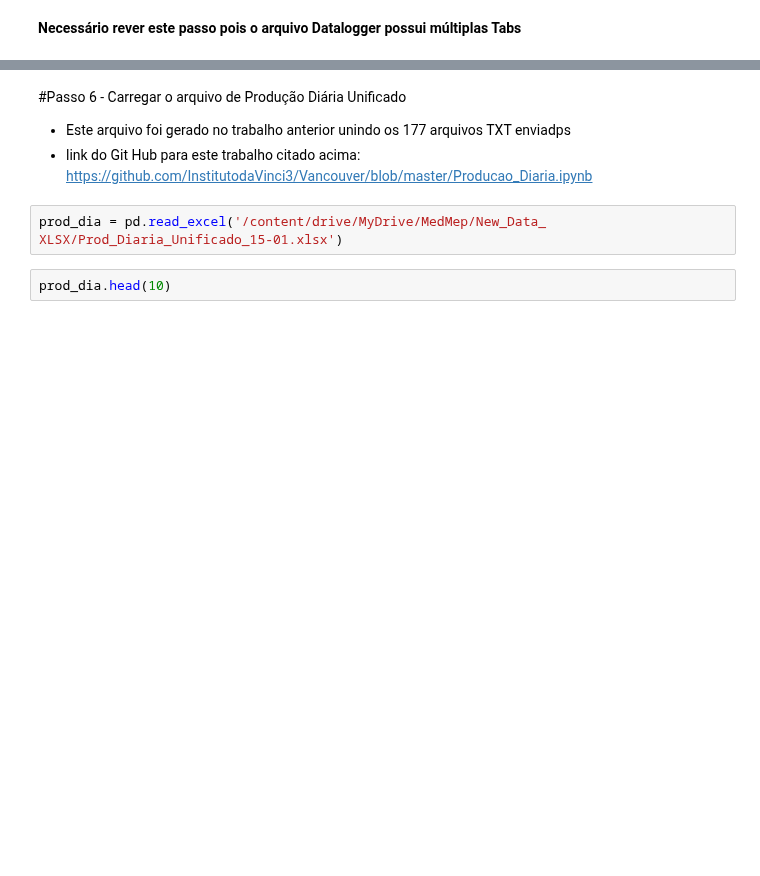
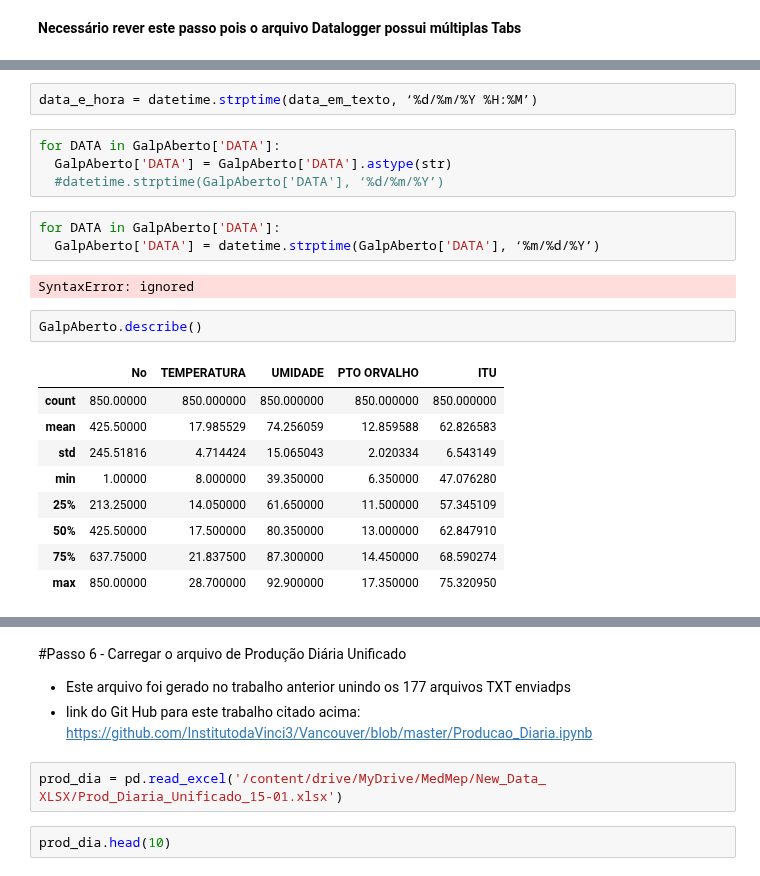
Before and after one commit to InstitutodaVinci3/vancouver, a Jupyter notebook: MedMepNewData.ipynb, the cells around one changed output, grey strips where cells are left out. Cells and saved outputs as stored; diff of their text form; blank space fills up the shorter version.

```diff
--- a/MedMepNewData.ipynb
+++ b/MedMepNewData.ipynb
@@ -263,0 +329,23 @@ dtlog = pd.read_excel('/content/drive/MyDrive/MedMep/New_Data_ XLSX/Datalogger.x
+# %%
+data_e_hora = datetime.strptime(data_em_texto, ‘%d/%m/%Y %H:%M’)
+# %%
+for DATA in GalpAberto['DATA']:
+  GalpAberto['DATA'] = GalpAberto['DATA'].astype(str)
+  #datetime.strptime(GalpAberto['DATA'], ‘%d/%m/%Y’)
+# %%
+for DATA in GalpAberto['DATA']:
+  GalpAberto['DATA'] = datetime.strptime(GalpAberto['DATA'], ‘%m/%d/%Y’)
+# %% [output]
+SyntaxError: ignored
+# %%
+GalpAberto.describe()
+# %% [output]
+|  | No | TEMPERATURA | UMIDADE | PTO ORVALHO | ITU |
+| count | 850.00000 | 850.000000 | 850.000000 | 850.000000 | 850.000000 |
+| mean | 425.50000 | 17.985529 | 74.256059 | 12.859588 | 62.826583 |
+| std | 245.51816 | 4.714424 | 15.065043 | 2.020334 | 6.543149 |
+| min | 1.00000 | 8.000000 | 39.350000 | 6.350000 | 47.076280 |
+| 25% | 213.25000 | 14.050000 | 61.650000 | 11.500000 | 57.345109 |
+| 50% | 425.50000 | 17.500000 | 80.350000 | 13.000000 | 62.847910 |
+| 75% | 637.75000 | 21.837500 | 87.300000 | 14.450000 | 68.590274 |
+| max | 850.00000 | 28.700000 | 92.900000 | 17.350000 | 75.320950 |
```
Also changed, not shown: parts of 18 cells of this notebook.
